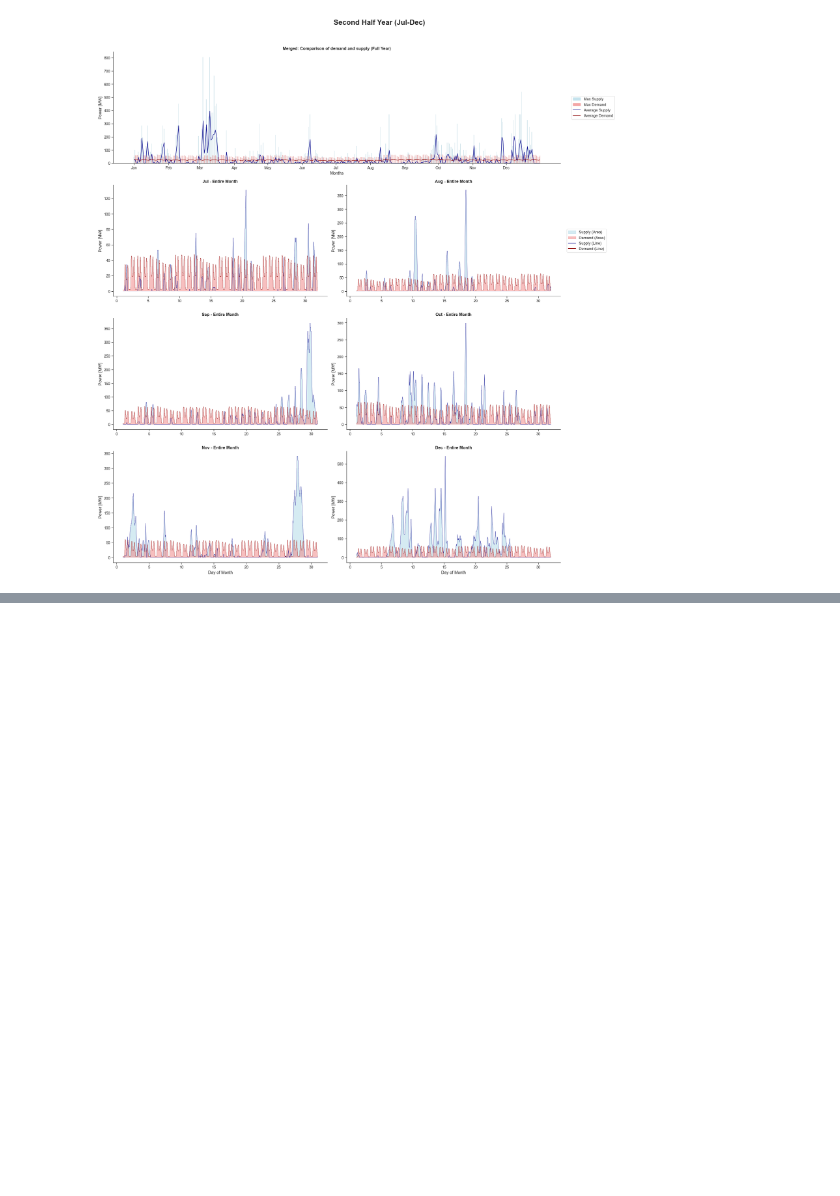
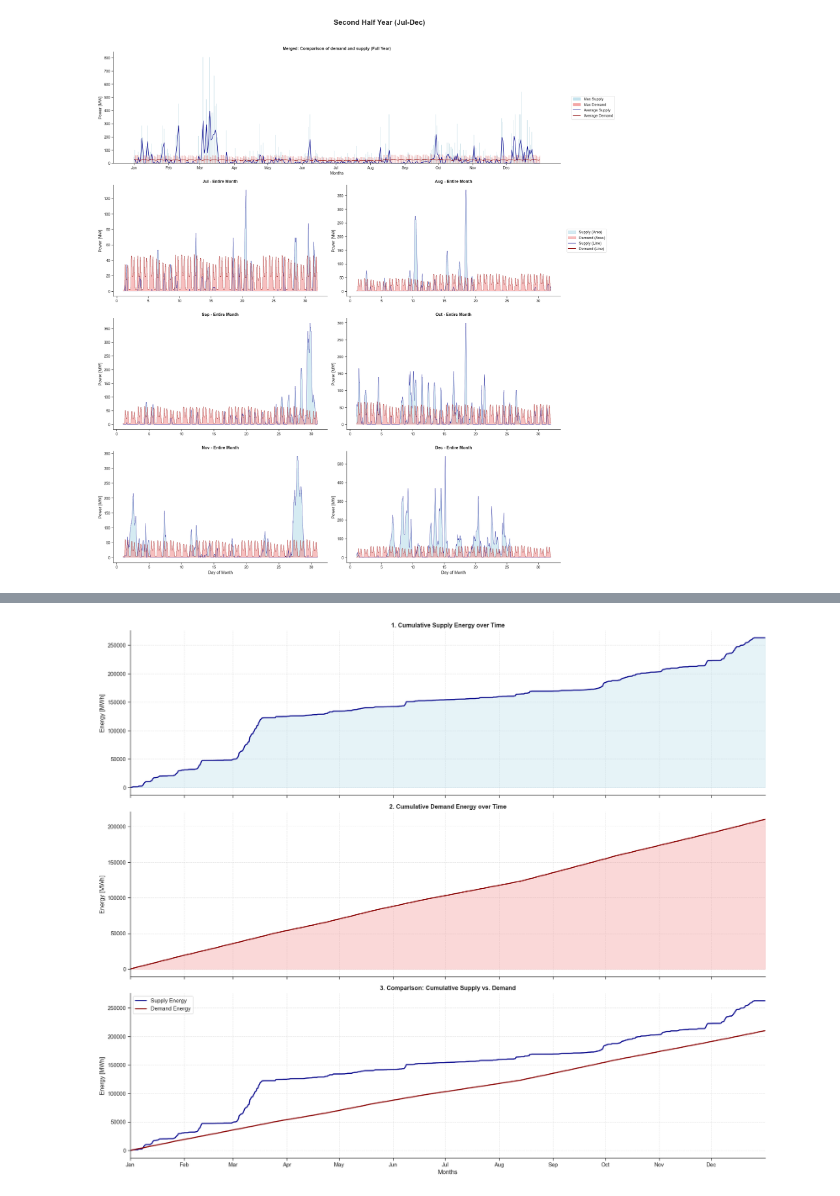
Before and after one commit to boombrian/Year1Q4-CBL-EST-Group38, a Jupyter notebook: plot analysis/plots.ipynb, the cells around one changed output, grey strips where cells are left out. Cells and saved outputs as stored; diff of their text form; code cells hidden in the pictures; blank space fills up the shorter version.

Commit message:
added energy-time graph

```diff
--- a/plot analysis/plots.ipynb
+++ b/plot analysis/plots.ipynb
@@ -393,0 +477,67 @@ create_half_year_figure_entire_month([6, 7, 8, 9, 10, 11], 'Second Half Year (Ju
+# %%
+import pandas as pd
+import seaborn as sns
+import matplotlib.pyplot as plt
+import scipy.integrate as integrate
+
+# 1. Apply academic style using Seaborn
+sns.set_theme(style="ticks", context="paper", font_scale=1.2)
+
+# 2. Load the datasets (Assuming these are already in your notebook, but included for completeness)
+# df_supply = pd.read_csv("Team38_supply.csv", skipinitialspace=True)
+# df_demand = pd.read_csv("Team38_demand.csv", skipinitialspace=True)
+
+# Clean spaces from columns just in case
+df_supply.columns = df_supply.columns.str.strip()
+df_demand.columns = df_demand.columns.str.strip()
+
+# 3. Calculate exact Cumulative Energy inside the dataset
+df_supply['Cumulative Energy [MWh]'] = integrate.cumulative_trapezoid(df_supply['power [MW]'], df_supply['time [s]'], initial=0) / 3600.0
+df_demand['Cumulative Energy [MWh]'] = integrate.cumulative_trapezoid(df_demand['power [MW]'], df_demand['time [s]'], initial=0) / 3600.0
+
+# Create a continuous "Days" column for accurate physical x-axis plotting across the year
+df_supply['Continuous Time (Days)'] = df_supply['time [s]'] / 86400.0
+df_demand['Continuous Time (Days)'] = df_demand['time [s]'] / 86400.0
+
+month_starts = [0, 31, 59, 90, 120, 151, 181, 212, 243, 273, 304, 334]
+month_names = ['Jan', 'Feb', 'Mar', 'Apr', 'May', 'Jun', 'Jul', 'Aug', 'Sep', 'Oct', 'Nov', 'Dec']
+
+# 4. Generate the 3-subplot Graph
+def create_energy_time_figure():
+    fig, axes = plt.subplots(3, 1, figsize=(18, 15), sharex=True)
+
+    # --- Subplot 1: Supply Energy-Time ---
+    axes[0].plot(df_supply['Continuous Time (Days)'], df_supply['Cumulative Energy [MWh]'], color='darkblue', linewidth=2)
+    axes[0].set_title('1. Cumulative Supply Energy over Time', weight='bold')
+    axes[0].set_ylabel('Energy [MWh]')
+    axes[0].fill_between(df_supply['Continuous Time (Days)'], df_supply['Cumulative Energy [MWh]'], color='lightblue', alpha=0.3)
+
+    # --- Subplot 2: Demand Energy-Time ---
+    axes[1].plot(df_demand['Continuous Time (Days)'], df_demand['Cumulative Energy [MWh]'], color='darkred', linewidth=2)
+    axes[1].set_title('2. Cumulative Demand Energy over Time', weight='bold')
+    axes[1].set_ylabel('Energy [MWh]')
+    axes[1].fill_between(df_demand['Continuous Time (Days)'], df_demand['Cumulative Energy [MWh]'], color='lightcoral', alpha=0.3)
+
+    # --- Subplot 3: Comparison of the two ---
+    axes[2].plot(df_supply['Continuous Time (Days)'], df_supply['Cumulative Energy [MWh]'], color='darkblue', linewidth=2, label='Supply Energy')
+    axes[2].plot(df_demand['Continuous Time (Days)'], df_demand['Cumulative Energy [MWh]'], color='darkred', linewidth=2, label='Demand Energy')
+    axes[2].set_title('3. Comparison: Cumulative Supply vs. Demand', weight='bold')
+    axes[2].set_xlabel('Months')
+    axes[2].set_ylabel('Energy [MWh]')
+    axes[2].legend(loc='upper left')
+
+    # Unify formatting: ticks, grid, and borders
+    for ax in axes:
+        ax.set_xlim(0, 365)
+        ax.set_xticks(month_starts)
+        ax.set_xticklabels(month_names)
+        ax.grid(True, linestyle='--', alpha=0.5)
+        sns.despine(ax=ax)
+
+    plt.tight_layout()
+    plt.show()
+
+# Run the function
+create_energy_time_figure()
+# %% [output]
+[figure, added]
```
Also changed, not shown: parts of 5 cells of this notebook, 1 other file.
